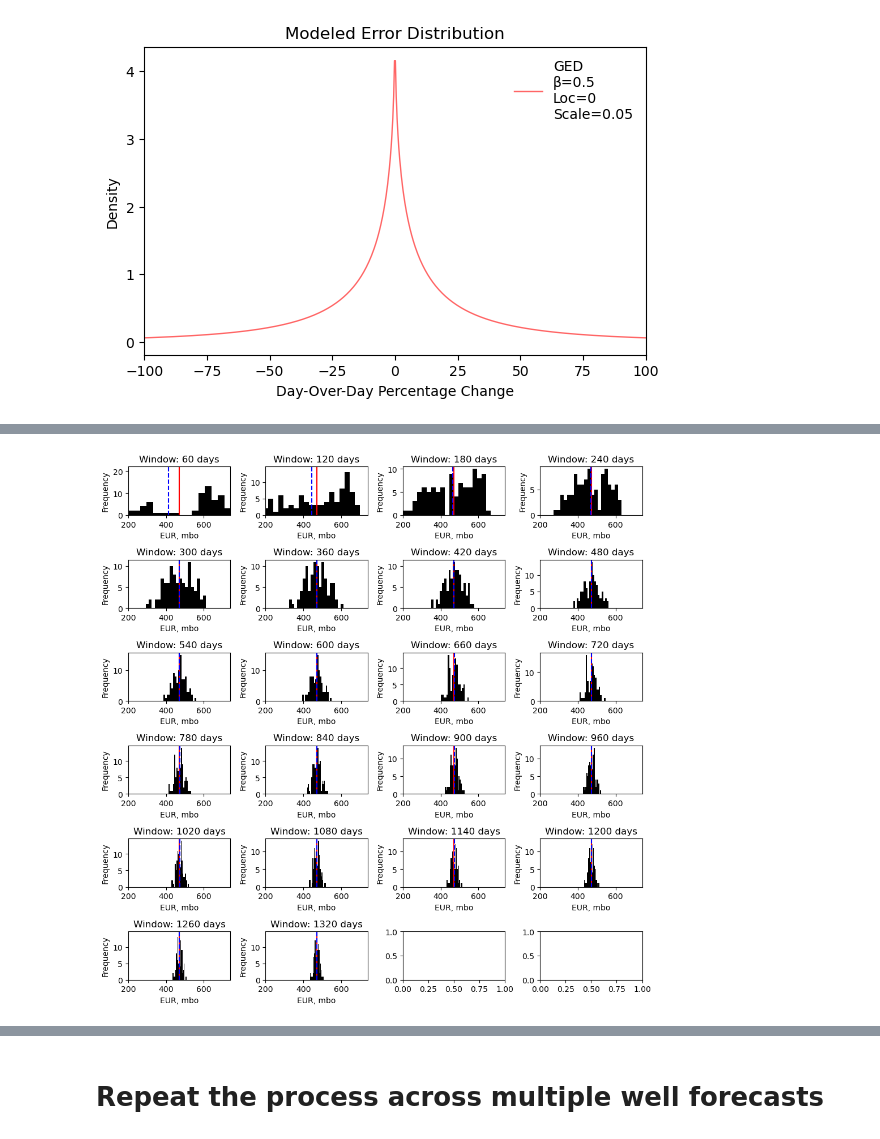
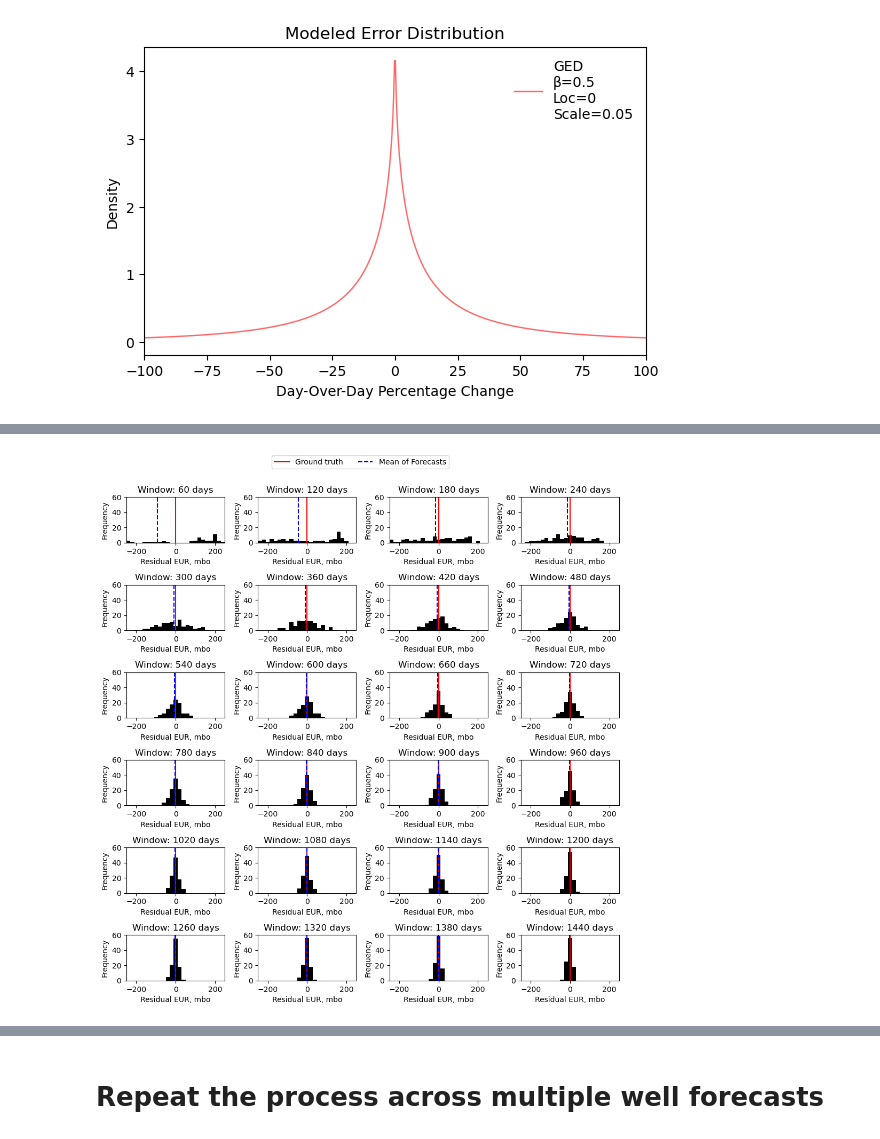
Before and after one commit to rmcguigan/PGE_RESEARCH, a Jupyter notebook: SP24_Research/SP24research_problem_statement.ipynb, the cells around one changed output, grey strips where cells are left out. Cells and saved outputs as stored; diff of their text form; code cells hidden in the pictures.

```diff
--- a/SP24_Research/SP24research_problem_statement.ipynb
+++ b/SP24_Research/SP24research_problem_statement.ipynb
@@ -378,7 +382,7 @@ for i, bs in enumerate(boot_strap_iteration):
                 'o', c='none', mec='b', alpha=0.1, label='Simulated data')
     axs[0, i].plot(test.t, forecast_1, 'r--', label=f'Forecast EUR: {np.max(np.cumsum(forecast_1))/1000:.0f} mbo')
     axs[0, i].set(xlabel='Time, days', ylabel='Production rate, bopd', yscale='log', xlim=(0,365 * 5), ylim=(10, 3000),
-            title=f'Example: Window = 30 days, b={match_b_1:.2f}, di={match_di_1:.2f}')
+            title=f'Random Error Trial {i+1}, Window = {window_1} days')
     axs[0, i].legend(loc='upper right')
 
     window_2 = 180
@@ -388,7 +392,7 @@ for i, bs in enumerate(boot_strap_iteration):
                 'o', c='none', mec='b', alpha=0.1, label='Simulated data')
     axs[1, i].plot(test.t, forecast_2, 'r--', label=f'Forecast EUR: {np.max(np.cumsum(forecast_2))/1000:.0f} mbo')
     axs[1, i].set(xlabel='Time, days', ylabel='Production rate, bopd', yscale='log', xlim=(0,365 * 5), ylim=(10, 3000),
-            title=f'Example: Window = 180 days, b={match_b_2:.2f}, di={match_di_2:.2f}')
+            title=f'Random Error Trial {i+1}, Window = {window_2} days')
     axs[1, i].legend(loc='upper right')
 
     window_3 = 720
@@ -398,7 +402,7 @@ for i, bs in enumerate(boot_strap_iteration):
                 'o', c='none', mec='b', alpha=0.1, label='Simulated data')
     axs[2, i].plot(test.t, forecast_3, 'r--', label=f'Forecast EUR: {np.max(np.cumsum(forecast_3))/1000:.0f} mbo')
     axs[2, i].set(xlabel='Time, days', ylabel='Production rate, bopd', yscale='log', xlim=(0,365 * 5), ylim=(10, 3000),
-            title=f'Example: Wdw = 720 days, b={match_b_3:.2f}, di={match_di_3:.2f}')
+            title=f'Random Error Trial {i+1}, Window = {window_3} days')
     axs[2, i].legend(loc='upper right')
 
 plt.tight_layout(); plt.show()
@@ -443,19 +447,24 @@ test.calc_forecasts(time_increments=60,
                     bounds=[(0.5, 0.99), (0.5, 1.5)],
                     which='moving_average')
 # %%
-# create histrograms of bootstrapped forecasts for each time window of the test instance
 fig, ax = plt.subplots(ncols=4, nrows=6, figsize=(10, 10))
+bin_width = 20
+bin_edges = np.arange(-250, 250 + bin_width, bin_width)
 for i in range(0, test.fcst_eur_array.shape[1]):
-    ax[i // 4, i % 4].hist(test.fcst_eur_array[:, i]/1000, bins=20, color='k')
-    ax[i // 4, i % 4].axvline(test.eur/1000, c='r', label='Ground truth')
-    ax[i // 4, i % 4].axvline(np.mean(test.fcst_eur_array[:,i])/1000, c='b', ls='--', label='Mean forecast')
+    ax[i // 4, i % 4].hist(test.fcst_eur_array[:, i]/1000 - test.eur_error/1000, bins=bin_edges, color='k')
+    ax[i // 4, i % 4].axvline(0, c='r', label='Ground truth')
+    ax[i // 4, i % 4].axvline(np.mean(test.fcst_eur_array[:,i] - test.eur_error)/1000, c='b', ls='--', label='Mean of Forecasts')
     # ax[i // 4, i % 4].axvline(test.moving_average_fcst_eur[i]/1000, c='g', ls='--', label='Moving average forecast')
-    ax[i // 4, i % 4].set(xlim=(200,740), title=f'Window: {i * 60 + 60} days', xlabel='EUR, mbo', ylabel='Frequency')
+    ax[i // 4, i % 4].set(xlim=(-250,250), ylim=(0,60), title=f'Window: {i * 60 + 60} days', xlabel='Residual EUR, mbo', ylabel='Frequency')
+    plt.tight_layout()
 
-    plt.tight_layout()
+# Add legend at the top of the figure
+handles, labels = ax[0, 0].get_legend_handles_labels()
+fig.legend(handles, labels, loc='upper center', bbox_to_anchor=(0.5, 1.05), ncol=2)
+
 plt.tight_layout(); plt.show()
 # %% [output]
-[figure, old version]
+[figure, new version]
 # %%
 test_bootstrap = test
 test_bootstrap.bootstrap(100)
```
Also changed, not shown: parts of 37 cells of this notebook, 1 other file.
